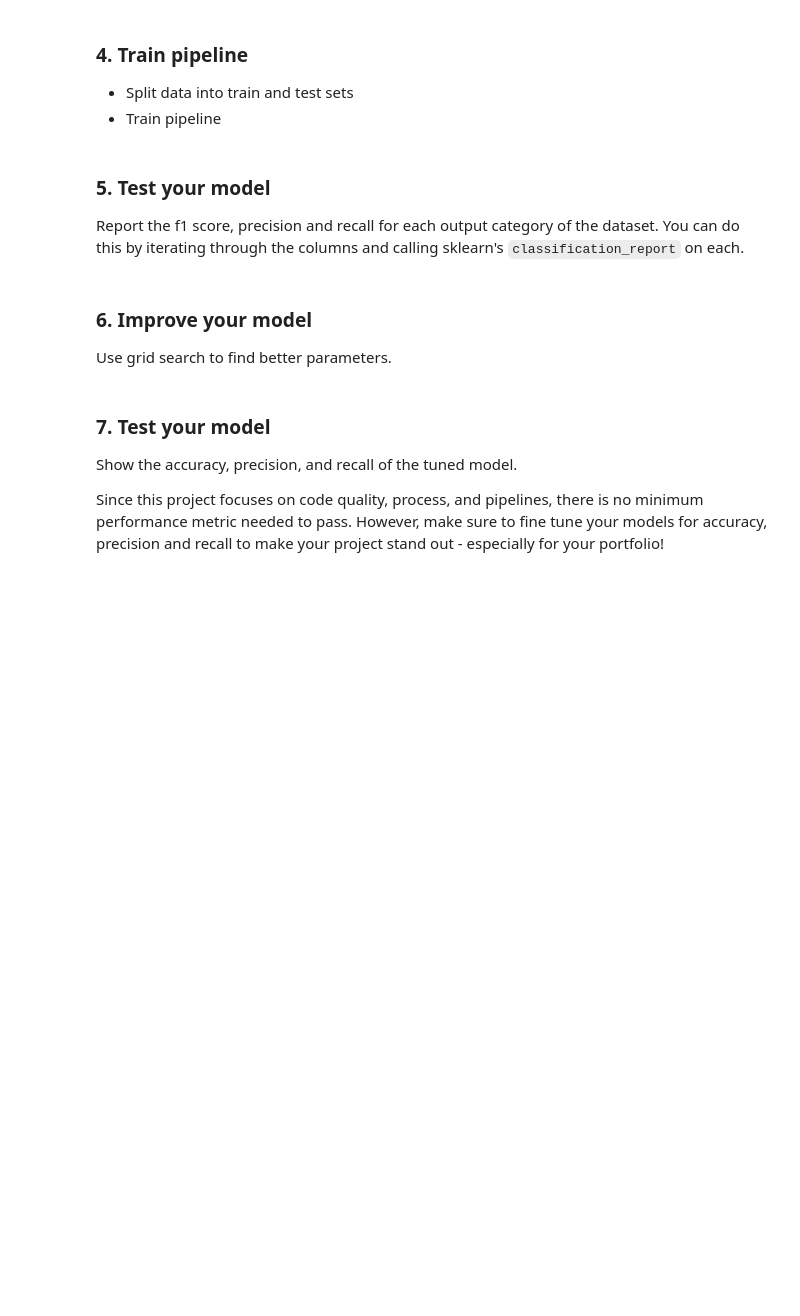
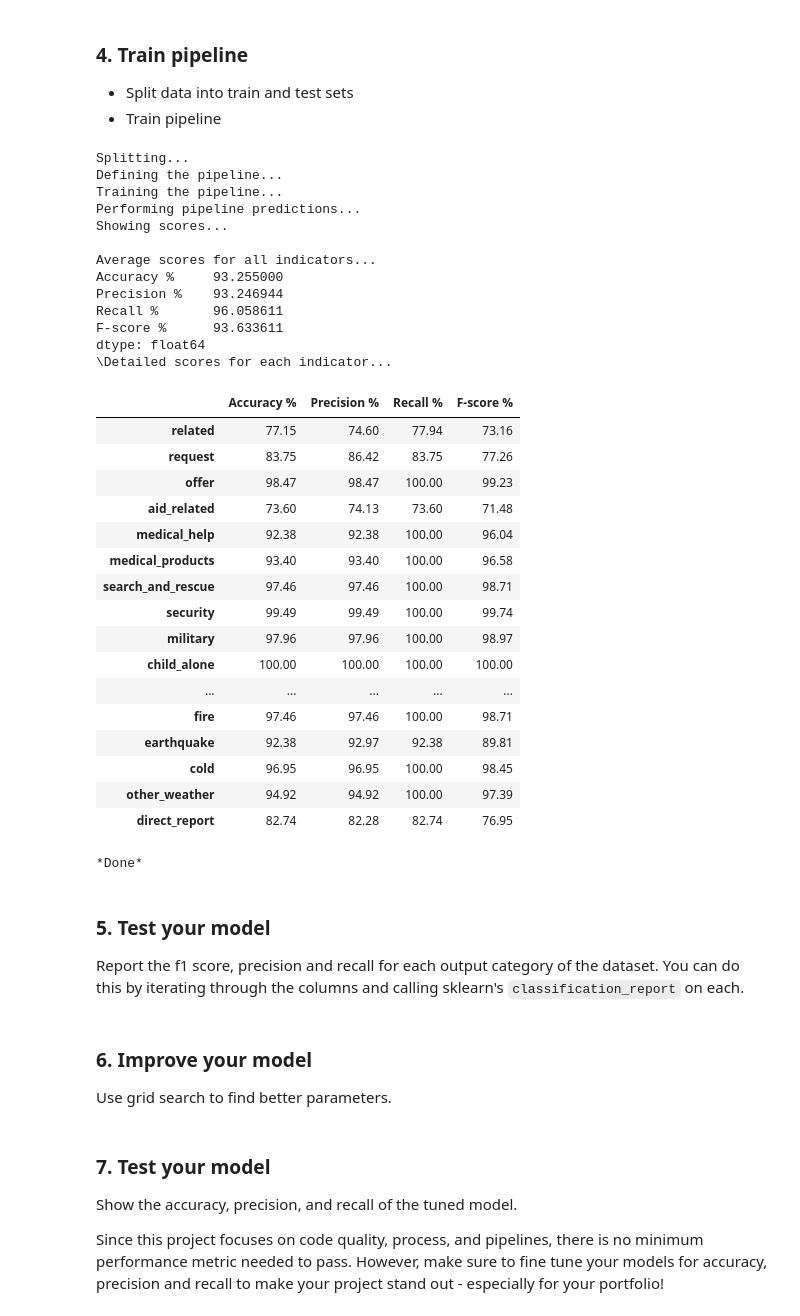
Before and after one commit to drnesr/DisasterResponsePipelines, a Jupyter notebook: Stage1/ML Pipeline Preparation.ipynb, the cells around one changed output. Saved outputs shown, nothing was run; the diff lists cells and outputs as text; code cells hidden in the pictures; blank space fills up the shorter version.

Commit message:
Success in implementing the pipeline. Still without optimization

```diff
--- a/Stage1/ML Pipeline Preparation.ipynb
+++ b/Stage1/ML Pipeline Preparation.ipynb
@@ -372,6 +382,68 @@ SyntaxError: invalid syntax (<ipython-input-12-60e1d6e451d6>, line 1)
 ### 4. Train pipeline
 - Split data into train and test sets
 - Train pipeline
+# %%
+# Trying on the pipeline
+
+# taking 3% of the original dataframe for faster tests
+_X, _Y = get_sample(df, 3)
+
+# Split data to train and test
+print('Splitting...')
+X_train, X_test, y_train, y_test = train_test_split(_X, _Y)
+
+# Defining The full pipline
+print('Defining the pipeline...')
+pipeline = Pipeline([('vect', CountVectorizer(tokenizer=tokenize)),
+                     ('tfidf', TfidfTransformer()),
+                     ('clf',
+                      MultiOutputClassifier(
+                          RandomForestClassifier(n_estimators=100)))])
+
+# training the pipeline
+print('Training the pipeline...')
+pipeline.fit(X_train, y_train)
+
+# predicting on test data
+print('Performing pipeline predictions...')
+y_pred = pipeline.predict(X_test)
+
+# Scoring the outputs
+display_multi_output_results(y_test, y_pred)
+
+print('*Done*')
+# %% [output]
+Splitting...
+Defining the pipeline...
+Training the pipeline...
+Performing pipeline predictions...
+Showing scores...
+
+Average scores for all indicators...
+Accuracy %     93.255000
+Precision %    93.246944
+Recall %       96.058611
+F-score %      93.633611
+dtype: float64
+\Detailed scores for each indicator...
+|  | Accuracy % | Precision % | Recall % | F-score % |
+| related | 77.15 | 74.60 | 77.94 | 73.16 |
+| request | 83.75 | 86.42 | 83.75 | 77.26 |
+| offer | 98.47 | 98.47 | 100.00 | 99.23 |
+| aid_related | 73.60 | 74.13 | 73.60 | 71.48 |
+| medical_help | 92.38 | 92.38 | 100.00 | 96.04 |
+| medical_products | 93.40 | 93.40 | 100.00 | 96.58 |
+| search_and_rescue | 97.46 | 97.46 | 100.00 | 98.71 |
+| security | 99.49 | 99.49 | 100.00 | 99.74 |
+| military | 97.96 | 97.96 | 100.00 | 98.97 |
+| child_alone | 100.00 | 100.00 | 100.00 | 100.00 |
+| ... | ... | ... | ... | ... |
+| fire | 97.46 | 97.46 | 100.00 | 98.71 |
+| earthquake | 92.38 | 92.97 | 92.38 | 89.81 |
+| cold | 96.95 | 96.95 | 100.00 | 98.45 |
+| other_weather | 94.92 | 94.92 | 100.00 | 97.39 |
+| direct_report | 82.74 | 82.28 | 82.74 | 76.95 |
+*Done*
 # %% [markdown]
 ### 5. Test your model
 Report the f1 score, precision and recall for each output category of the dataset. You can do this by iterating through the columns and calling sklearn's `classification_report` on each.
```
Also changed, not shown: parts of 6 cells of this notebook, 1 other file.
